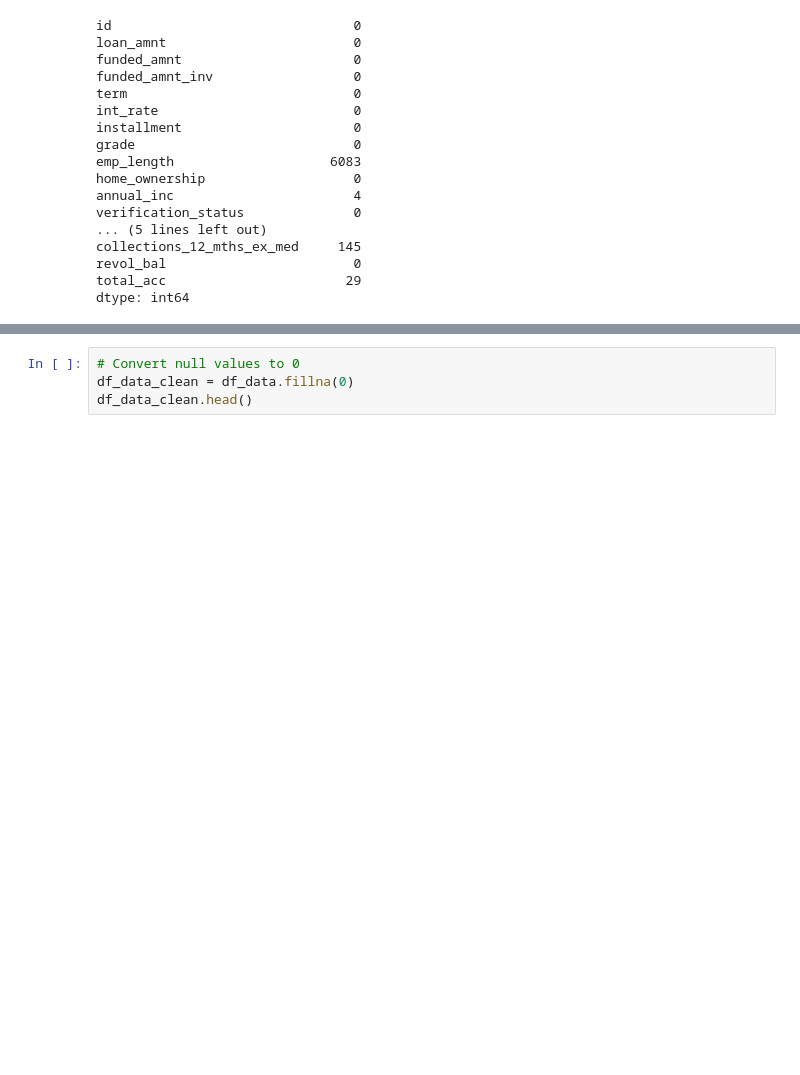
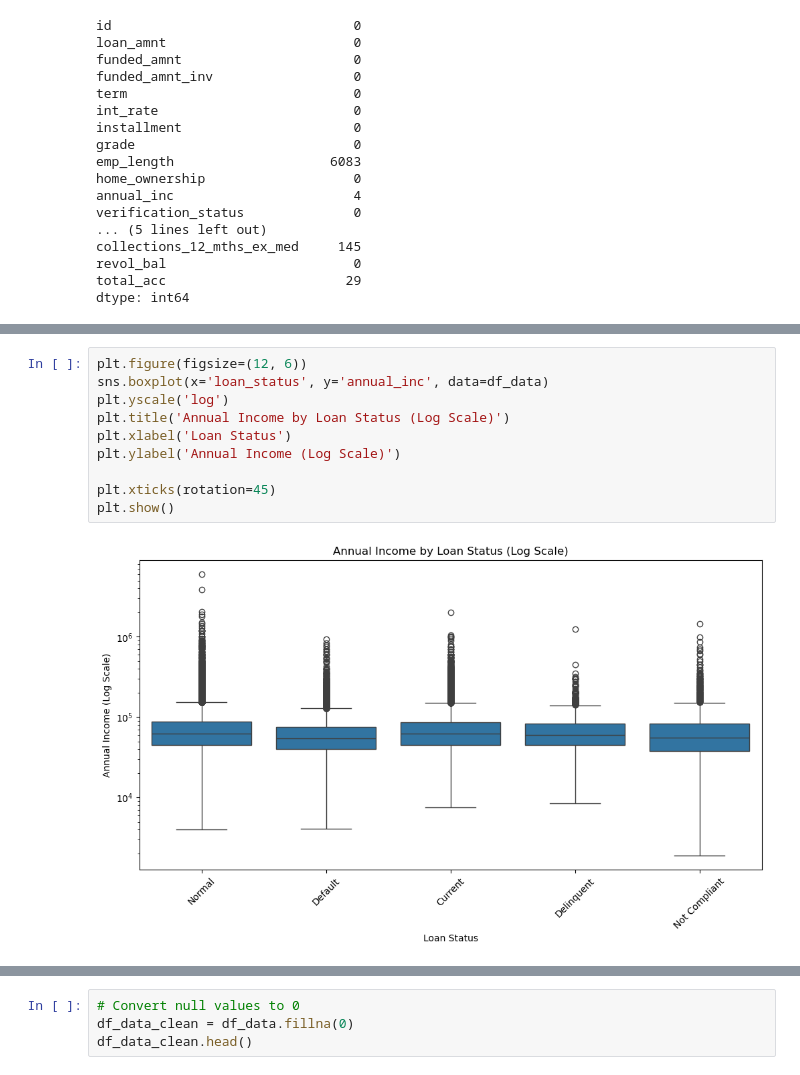
Before and after one commit to ventru557/Project2_Group4, a Jupyter notebook: Credit_Risk_Analysis.ipynb, the cells around one changed output, grey strips where cells are left out. Saved outputs shown, nothing was run; the diff lists cells and outputs as text; blank space fills up the shorter version.

```diff
--- a/Credit_Risk_Analysis.ipynb
+++ b/Credit_Risk_Analysis.ipynb
@@ -152,0 +240,12 @@ dtype: int64
+# %%
+plt.figure(figsize=(12, 6))
+sns.boxplot(x='loan_status', y='annual_inc', data=df_data)
+plt.yscale('log')
+plt.title('Annual Income by Loan Status (Log Scale)')
+plt.xlabel('Loan Status')
+plt.ylabel('Annual Income (Log Scale)')
+
+plt.xticks(rotation=45)
+plt.show()
+# %% [output]
+[figure, added]
```
Also changed, not shown: parts of 13 cells of this notebook, 2 other files.
